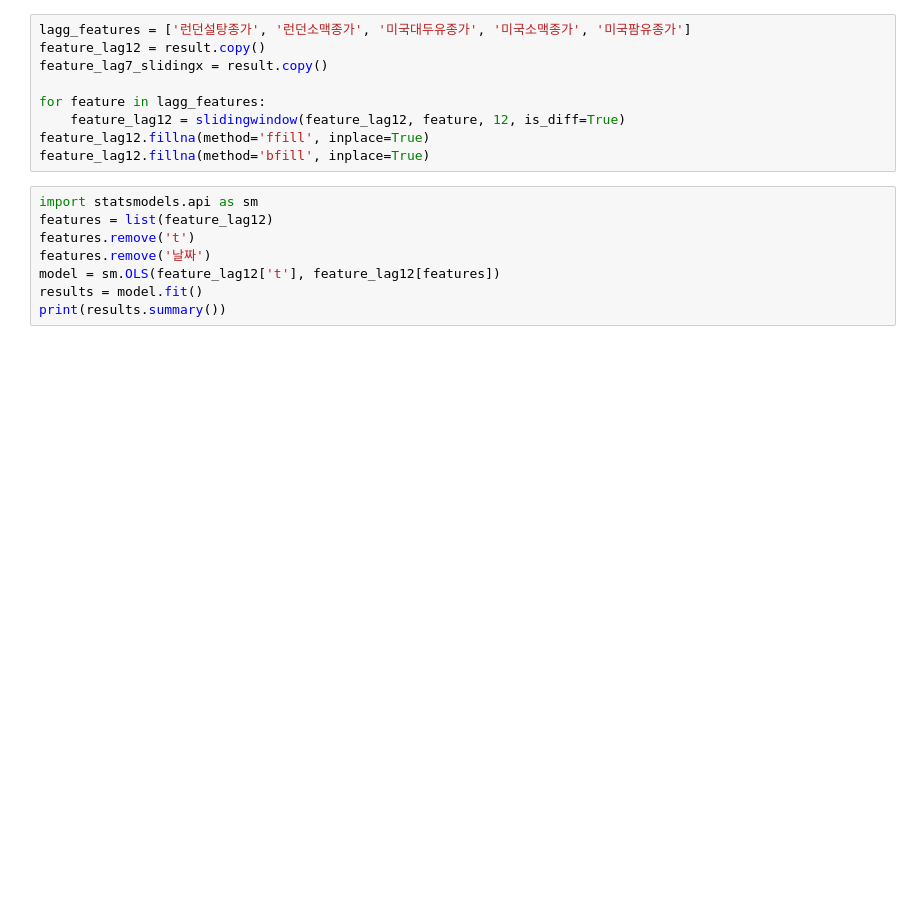
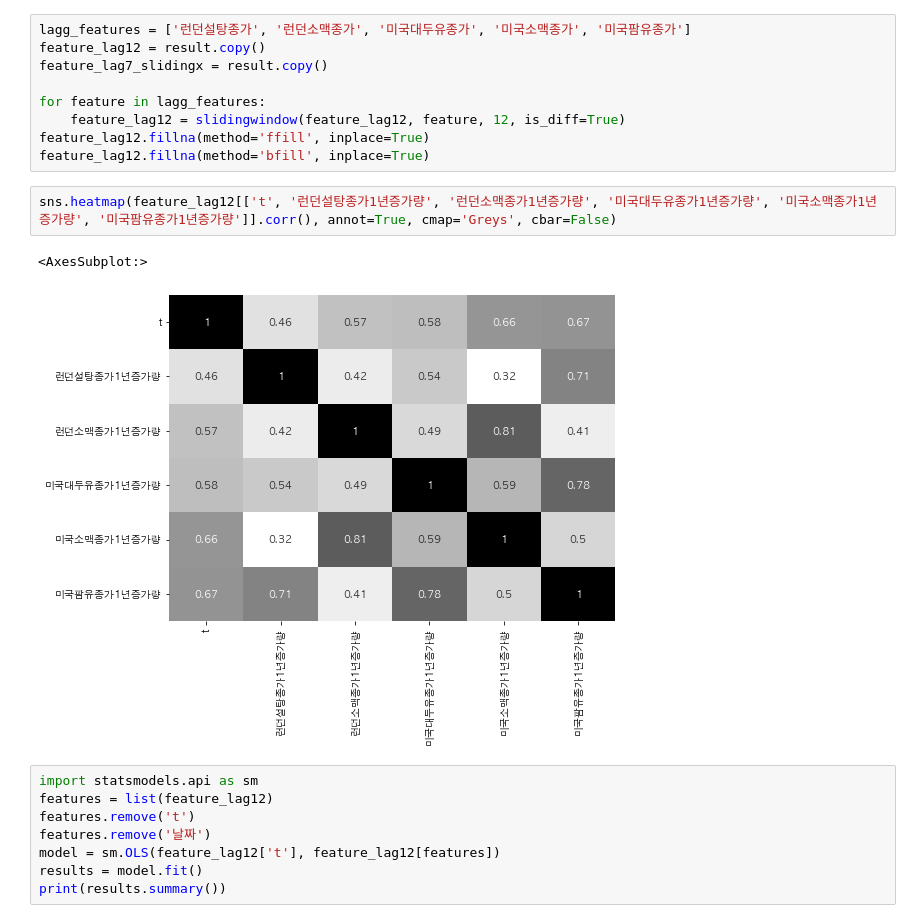
Before and after one commit to yongjunism/BobBit, a Jupyter notebook: modeling/ramyun/analysis.ipynb, the cells around one changed output. Saved outputs shown, nothing was run; the diff lists cells and outputs as text; blank space fills up the shorter version.

```diff
--- a/modeling/ramyun/analysis.ipynb
+++ b/modeling/ramyun/analysis.ipynb
@@ -585,6 +584,11 @@ for feature in lagg_features:
     feature_lag12 = slidingwindow(feature_lag12, feature, 12, is_diff=True)
 feature_lag12.fillna(method='ffill', inplace=True)
 feature_lag12.fillna(method='bfill', inplace=True)
+# %%
+sns.heatmap(feature_lag12[['t', '런던설탕종가1년증가량', '런던소맥종가1년증가량', '미국대두유종가1년증가량', '미국소맥종가1년증가량', '미국팜유종가1년증가량']].corr(), annot=True, cmap='Greys', cbar=False)
+# %% [output]
+<AxesSubplot:>
+[figure, added]
 # %%
 import statsmodels.api as sm
 features = list(feature_lag12)
```
Also changed, not shown: parts of 1 cell of this notebook, 8 other files.
